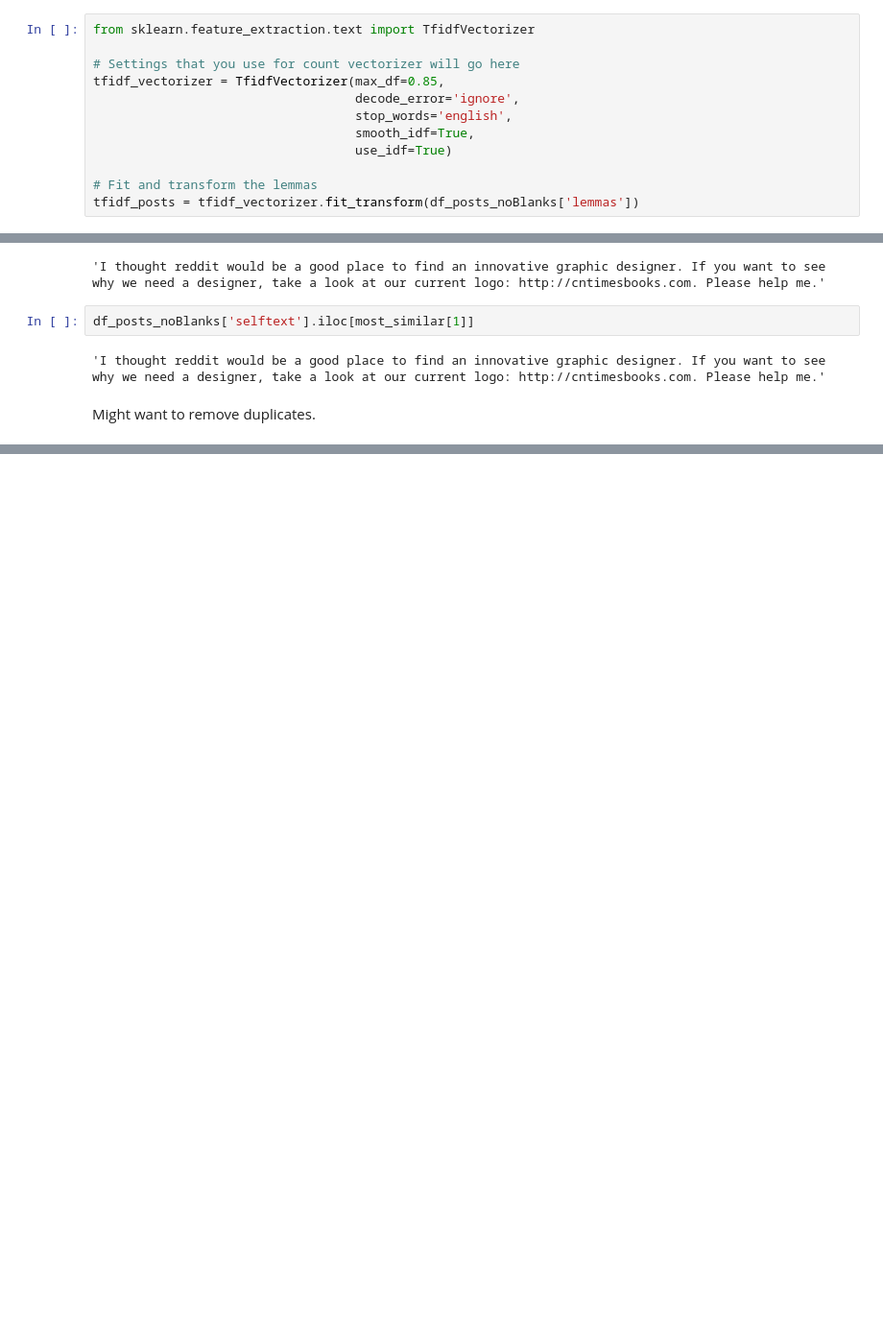
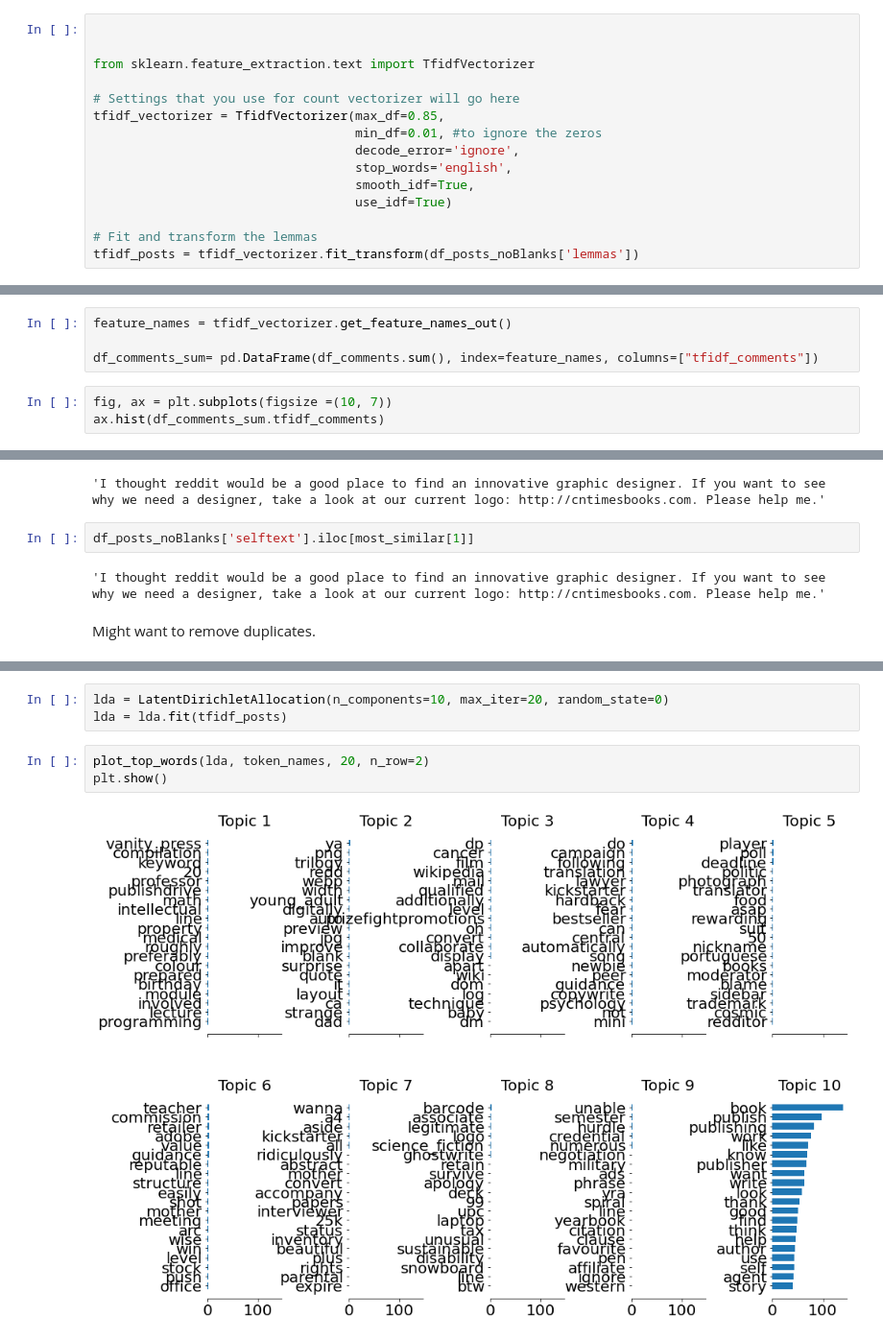
Before and after one commit to meiqingli/dssj_summer2022, a Jupyter notebook: dssj_publishing.ipynb, the cells around one changed output, grey strips where cells are left out. Shown at 96% size. Drawn from its saved outputs; the diff is of its cells as text; blank space fills up the shorter version.

```diff
--- a/dssj_publishing.ipynb
+++ b/dssj_publishing.ipynb
@@ -1115,8 +993,11 @@ First, we'll do the posts.-JP
 # %%
+
+
 from sklearn.feature_extraction.text import TfidfVectorizer
 
 # Settings that you use for count vectorizer will go here
 tfidf_vectorizer = TfidfVectorizer(max_df=0.85,
+                                   min_df=0.01, #to ignore the zeros
                                    decode_error='ignore',
                                    stop_words='english',
                                    smooth_idf=True,
@@ -1166,0 +1064,7 @@ Length: 20567, dtype: float64
+# %%
+feature_names = tfidf_vectorizer.get_feature_names_out()
+
+df_comments_sum= pd.DataFrame(df_comments.sum(), index=feature_names, columns=["tfidf_comments"])
+# %%
+fig, ax = plt.subplots(figsize =(10, 7))
+ax.hist(df_comments_sum.tfidf_comments)
@@ -1362,0 +1352,8 @@ Might want to remove duplicates.
+# %%
+lda = LatentDirichletAllocation(n_components=10, max_iter=20, random_state=0)
+lda = lda.fit(tfidf_posts)
+# %%
+plot_top_words(lda, token_names, 20, n_row=2)
+plt.show()
+# %% [output]
+[figure, added]
```
Also changed, not shown: parts of 123 cells of this notebook.
